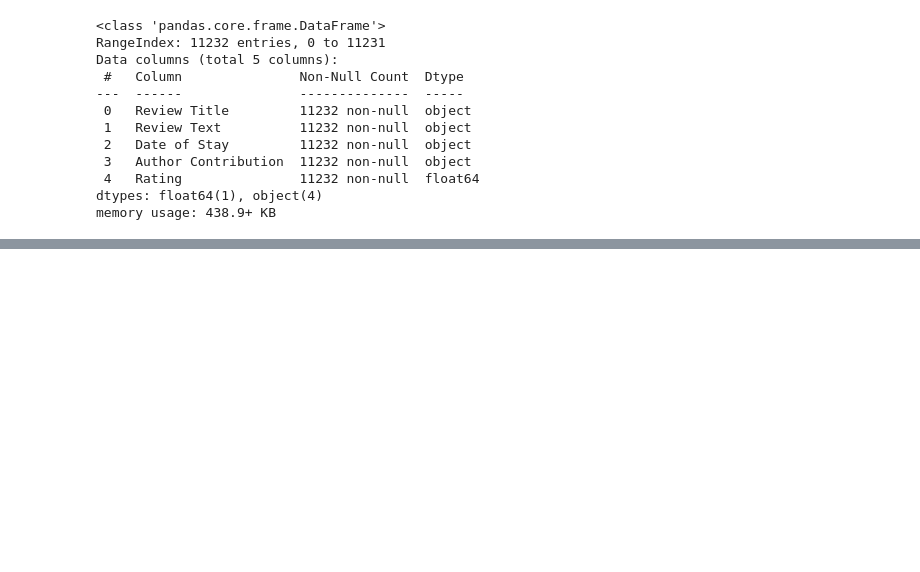
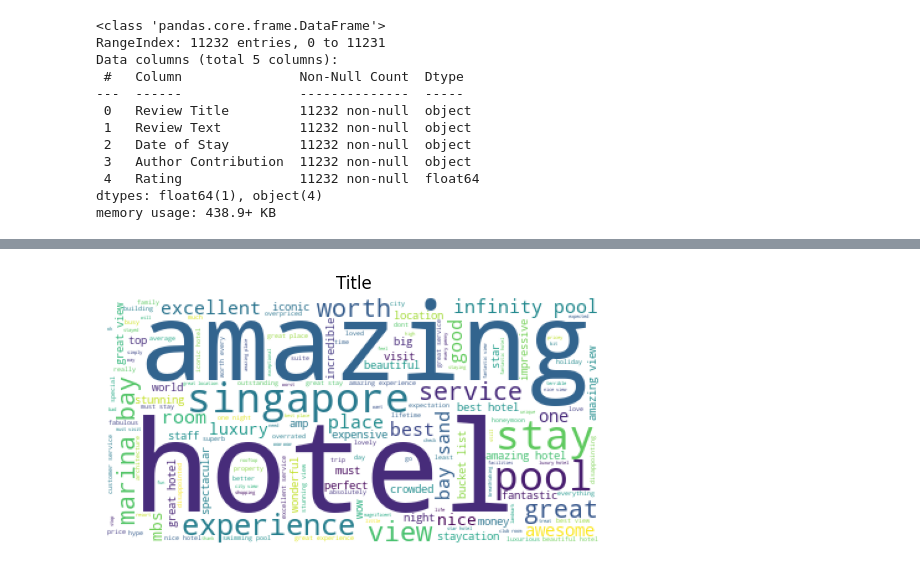
Before and after one commit to joannelxl/DataOpsMLOps, a Jupyter notebook: topic_modeling_and_sentiment_analysis.ipynb, the cells around one changed output, grey strips where cells are left out. Cells and saved outputs as stored; diff of their text form; code cells hidden in the pictures; blank space fills up the shorter version.

```diff
--- a/topic_modeling_and_sentiment_analysis.ipynb
+++ b/topic_modeling_and_sentiment_analysis.ipynb
@@ -63,0 +92,12 @@ memory usage: 395.0+ KB
+# %%
+wordcloud_title = WordCloud(background_color="white")
+
+wordcloud_title.generate(title_string)
+
+plt.imshow(wordcloud_title)
+plt.axis('off')
+plt.title("Title")
+
+plt.show()
+# %% [output]
+[figure, added]
```
Also changed, not shown: parts of 7 cells of this notebook.
